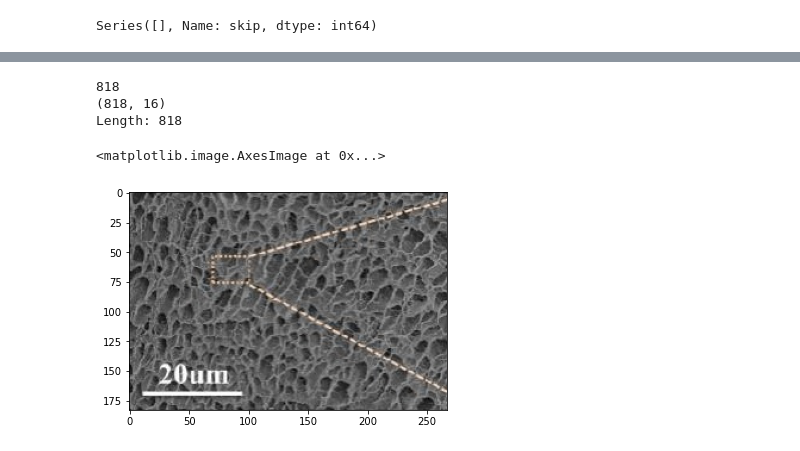
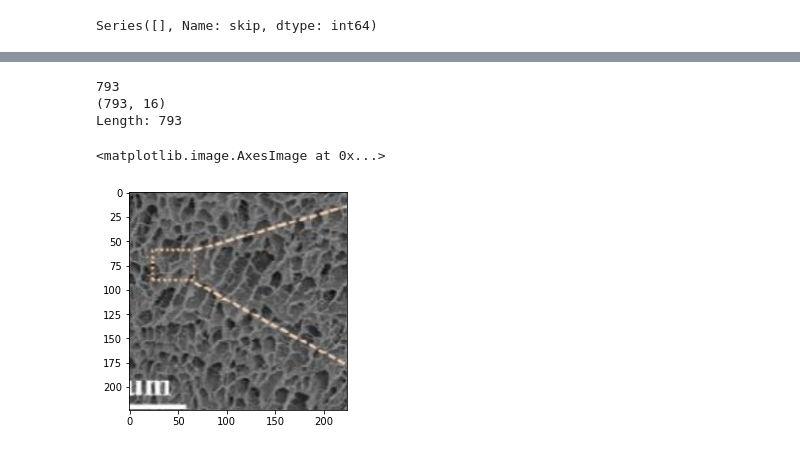
Before and after one commit to brandonho667/sempro-model, a Jupyter notebook: SEM data.ipynb, the cells around one changed output, grey strips where cells are left out. Saved outputs shown, nothing was run; the diff lists cells and outputs as text; code cells hidden in the pictures.

```diff
--- a/SEM data.ipynb
+++ b/SEM data.ipynb
@@ -172,3 +174,22 @@ Name: measurement, Length: 818, dtype: float64
+# %%
+transform = transforms.Compose(
+    [transforms.Resize(256),
+#     transforms.Grayscale(3),
+    transforms.CenterCrop(224),
+    transforms.RandomHorizontalFlip(),
+    transforms.RandomVerticalFlip(),
+    transforms.ToTensor(),
+    transforms.Normalize(0,1)
+    ]
+)
+eval_transform = transform = transforms.Compose(
+    [transforms.Resize(256),
+#     transforms.Grayscale(3),
+    transforms.CenterCrop(224),
+    transforms.ToTensor(),
+    transforms.Normalize(0,1)
+    ]
+)
 # %%
 class semDataset(Dataset):
     def __init__(self,filepath="SEM_Final.xlsx", transform = None):
@@ -179,7 +200,7 @@ class semDataset(Dataset):
         parsed_sem_df = parsed_sem_df[parsed_sem_df['skip'].isna()]
         parsed_sem_df['img_path'] = parsed_sem_df.apply(lambda x: os.path.join(x['SEM'],x['SEM_img']),axis=1)
         print(parsed_sem_df.shape)
-        parsed_sem_df['measurement'].apply(self.convert_measurement)
+        parsed_sem_df['measurement']= parsed_sem_df['measurement'].apply(self.convert_measurement)
         self.sem_df = parsed_sem_df
         self.transform = transform
 
@@ -200,37 +221,38 @@ class semDataset(Dataset):
             value *= 1000
         elif any(MPA in string for MPA in mpa):
             for MPA in mpa:
                 string = string.replace(MPA,"")
             string = string.strip()
             value = float(string)
             value *= 1000000
         elif any(GPA in string for GPA in gpa):
             for GPA in gpa:
                 string = string.replace(GPA,"")
             string = string.strip()
             value = float(string)
             value *= 1000000000
         elif "Pa" in string:
             string = string.replace("Pa","")
             string = string.strip()
             value = float(string)
         else:
             print(string)
             return
-        return value
+        return np.log10(value)
     def __getitem__(self,index):
         image = Image.open(self.sem_df.iloc[index]["img_path"])
         label = self.sem_df.iloc[index]["measurement"]
         if self.transform is not None:
             image = self.transform(image)
+        label = torch.tensor(label)
         return image, label
-semdata = semDataset()
+semdata = semDataset(transform=transform)
 print(f"Length: {len(semdata)}")
 image, label=semdata.__getitem__(0)
-plt.imshow(image)
+plt.imshow(image.permute(1,2,0))
 # %% [output]
-818
-(818, 16)
-Length: 818
+793
+(793, 16)
+Length: 793
 <matplotlib.image.AxesImage at 0x...>
-[figure, old version]
+[figure, new version]
```
Also changed, not shown: parts of 31 cells of this notebook.
